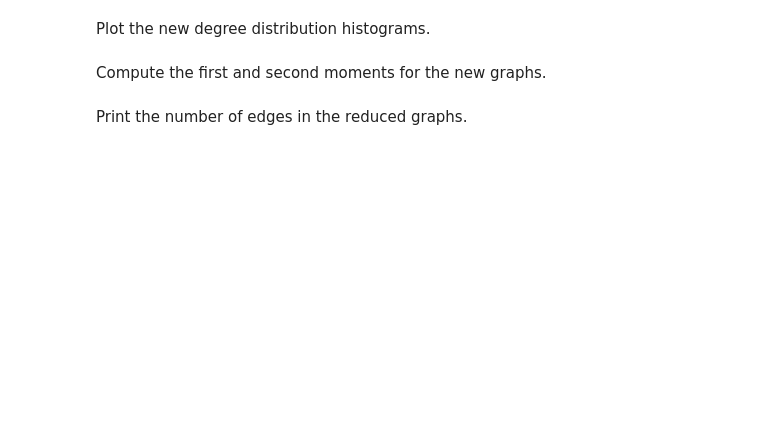
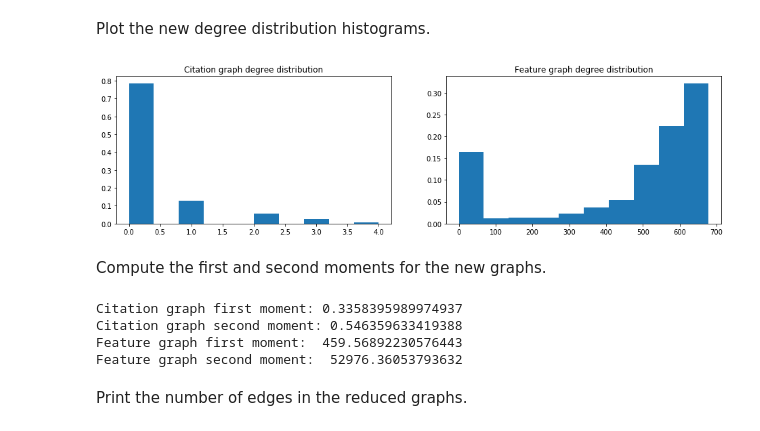
Before and after one commit to alex-mocanu/A-Network-Tour-of-DS-Homework, a Jupyter notebook: Assignment 1/1_network_science.ipynb, the cells around one changed output. Saved outputs shown, nothing was run; the diff lists cells and outputs as text; code cells hidden in the pictures; blank space fills up the shorter version.

```diff
--- a/Assignment 1/1_network_science.ipynb
+++ b/Assignment 1/1_network_science.ipynb
@@ -215,2 +235,17 @@ Explain the differences in moments between graphs by comparing their degree dist
 # %% [markdown]
 Select the 20 largest hubs for each of the graphs and remove them. Observe the sparsity pattern of the adjacency matrices of the citation and feature graphs before and after such a reduction.
+# %%
+def getLargestHubs(adjMatrix, threshold):
+    degrees = getDegreeFromAdjMatrix(adjMatrix)
+    degrees = pd.DataFrame(degrees).sort_values(by=[0], ascending = False)
+    return degrees.iloc[:threshold].index
+
+def removeLargestHubs(adjMatrix, threshold):
+    hubs = getLargestHubs(adjMatrix, threshold)
+    print(adjMatrix.shape)
+    adjMa2 = adjMatrix.copy()
+    adjMa2 = np.delete(adjMa2, hubs, 0)
+    adjMa2 = np.delete(adjMa2, hubs, 1)
+    return adjMa2
+
+removeLargestHubs(A_citation, 20)
@@ -217,6 +261,6 @@ Select the 20 largest hubs for each of the graphs and remove them. Observe the s
 # %%
-reduced_A_feature = # Your code here
-reduced_A_citation = # Your code here
+reduced_A_feature = removeLargestHubs(A_feature, 20)
+reduced_A_citation = removeLargestHubs(A_citation, 20)
 
 fig, axes = plt.subplots(2, 2, figsize=(16, 16))
 axes[0, 0].set_title('Feature graph: adjacency matrix sparsity pattern')
@@ -230,29 +278,36 @@ axes[1, 1].spy(reduced_A_citation);
 # %% [markdown]
 Plot the new degree distribution histograms.
 # %%
-reduced_degrees_feat = # Your code here.
-reduced_degrees_cit = # Your code here.
+reduced_degrees_feat =  getDegreeFromAdjMatrix(reduced_A_feature) # Your code here.
+reduced_degrees_cit = getDegreeFromAdjMatrix(reduced_A_citation) # Your code here.
 
 deg_hist_normalization = np.ones(reduced_degrees_feat.shape[0])/reduced_degrees_feat.shape[0]
 
 fig, axes = plt.subplots(1, 2, figsize=(16, 4))
 axes[0].set_title('Citation graph degree distribution')
 axes[0].hist(reduced_degrees_cit, weights=deg_hist_normalization);
 axes[1].set_title('Feature graph degree distribution')
 axes[1].hist(reduced_degrees_feat, weights=deg_hist_normalization);
+# %% [output]
+[figure, added]
 # %% [markdown]
 Compute the first and second moments for the new graphs.
 # %%
-reduced_cit_moment_1 = # Your code here.
-reduced_cit_moment_2 = # Your code here.
+reduced_cit_moment_1 = np.mean(getDegreeFromAdjMatrix(reduced_A_citation)) # Your code here.
+reduced_cit_moment_2 = np.var(getDegreeFromAdjMatrix(reduced_A_citation))# Your code here.
 
-reduced_feat_moment_1 = # Your code here.
-reduced_feat_moment_2 = # Your code here.
+reduced_feat_moment_1 = np.mean(getDegreeFromAdjMatrix(reduced_A_feature))# Your code here.
+reduced_feat_moment_2 = np.var(getDegreeFromAdjMatrix(reduced_A_feature))# Your code here.
 
 
 print("Citation graph first moment:", reduced_cit_moment_1)
 print("Citation graph second moment:", reduced_cit_moment_2)
 print("Feature graph first moment: ", reduced_feat_moment_1)
 print("Feature graph second moment: ", reduced_feat_moment_2)
+# %% [output]
+Citation graph first moment: 0.3358395989974937
+Citation graph second moment: 0.546359633419388
+Feature graph first moment:  459.56892230576443
+Feature graph second moment:  52976.36053793632
 # %% [markdown]
 Print the number of edges in the reduced graphs.
```
Also changed, not shown: parts of 14 cells of this notebook.
